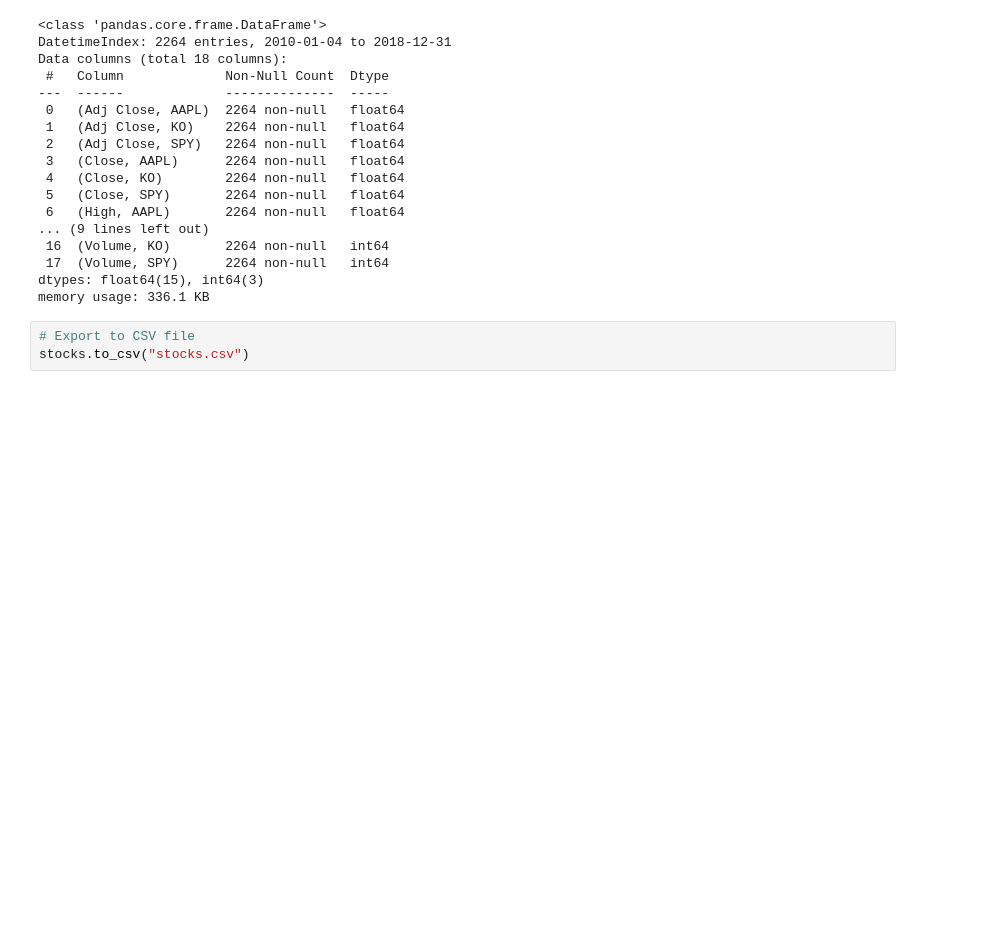
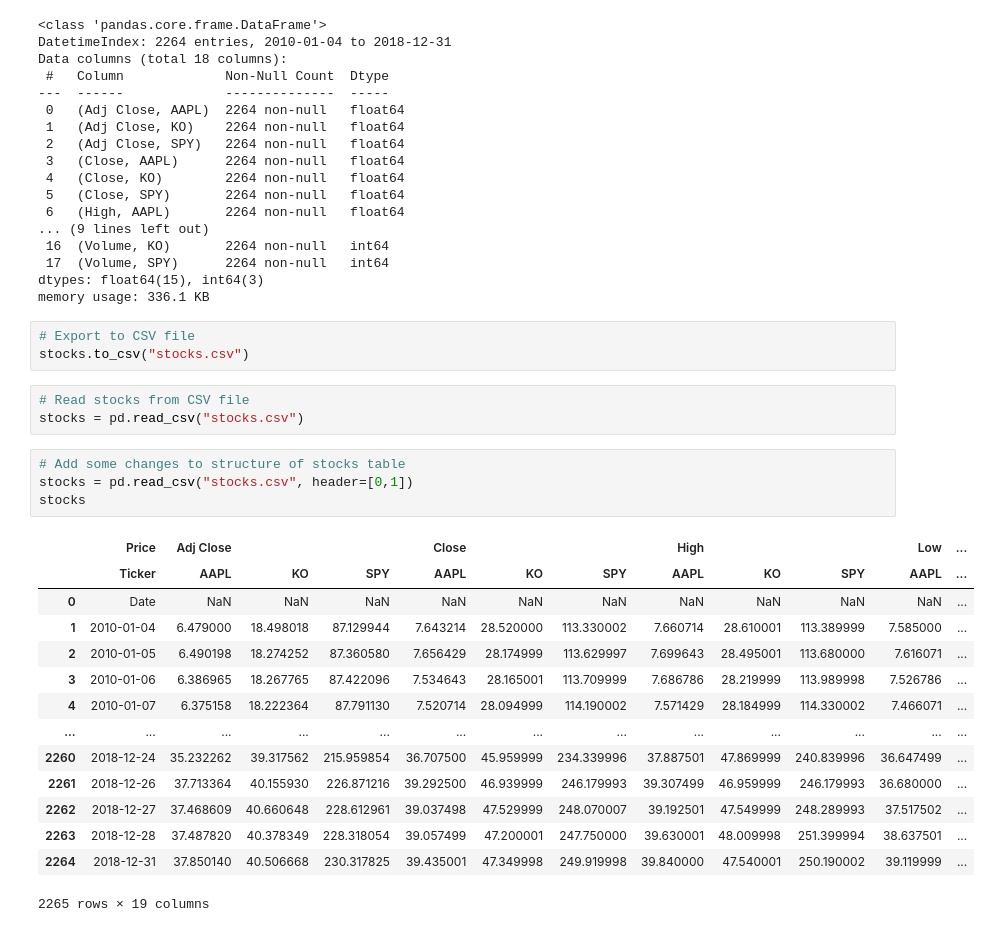
Before and after one commit to DemianKost/python-algorithmic-trading-notes, a Jupyter notebook: Python Trading.ipynb, the cells around one changed output. Saved outputs shown, nothing was run; the diff lists cells and outputs as text; blank space fills up the shorter version.

Commit message:
Added more examples of manipulation with stock data with pandas

```diff
--- a/Python Trading.ipynb
+++ b/Python Trading.ipynb
@@ -99,3 +101,25 @@ memory usage: 336.1 KB
 # %%
 # Export to CSV file
 stocks.to_csv("stocks.csv")
+# %%
+# Read stocks from CSV file
+stocks = pd.read_csv("stocks.csv")
+# %%
+# Add some changes to structure of stocks table
+stocks = pd.read_csv("stocks.csv", header=[0,1])
+stocks
+# %% [output]
+|  | Price | Adj Close |  |  | Close |  |  | High |  |  | Low | ... |
+|  | Ticker | AAPL | KO | SPY | AAPL | KO | SPY | AAPL | KO | SPY | AAPL | ... |
+| 0 | Date | NaN | NaN | NaN | NaN | NaN | NaN | NaN | NaN | NaN | NaN | ... |
+| 1 | 2010-01-04 | 6.479000 | 18.498018 | 87.129944 | 7.643214 | 28.520000 | 113.330002 | 7.660714 | 28.610001 | 113.389999 | 7.585000 | ... |
+| 2 | 2010-01-05 | 6.490198 | 18.274252 | 87.360580 | 7.656429 | 28.174999 | 113.629997 | 7.699643 | 28.495001 | 113.680000 | 7.616071 | ... |
+| 3 | 2010-01-06 | 6.386965 | 18.267765 | 87.422096 | 7.534643 | 28.165001 | 113.709999 | 7.686786 | 28.219999 | 113.989998 | 7.526786 | ... |
+| 4 | 2010-01-07 | 6.375158 | 18.222364 | 87.791130 | 7.520714 | 28.094999 | 114.190002 | 7.571429 | 28.184999 | 114.330002 | 7.466071 | ... |
+| ... | ... | ... | ... | ... | ... | ... | ... | ... | ... | ... | ... | ... |
+| 2260 | 2018-12-24 | 35.232262 | 39.317562 | 215.959854 | 36.707500 | 45.959999 | 234.339996 | 37.887501 | 47.869999 | 240.839996 | 36.647499 | ... |
+| 2261 | 2018-12-26 | 37.713364 | 40.155930 | 226.871216 | 39.292500 | 46.939999 | 246.179993 | 39.307499 | 46.959999 | 246.179993 | 36.680000 | ... |
+| 2262 | 2018-12-27 | 37.468609 | 40.660648 | 228.612961 | 39.037498 | 47.529999 | 248.070007 | 39.192501 | 47.549999 | 248.289993 | 37.517502 | ... |
+| 2263 | 2018-12-28 | 37.487820 | 40.378349 | 228.318054 | 39.057499 | 47.200001 | 247.750000 | 39.630001 | 48.009998 | 251.399994 | 38.637501 | ... |
+| 2264 | 2018-12-31 | 37.850140 | 40.506668 | 230.317825 | 39.435001 | 47.349998 | 249.919998 | 39.840000 | 47.540001 | 250.190002 | 39.119999 | ... |
+2265 rows × 19 columns
```
Also changed, not shown: parts of 2 cells of this notebook.
